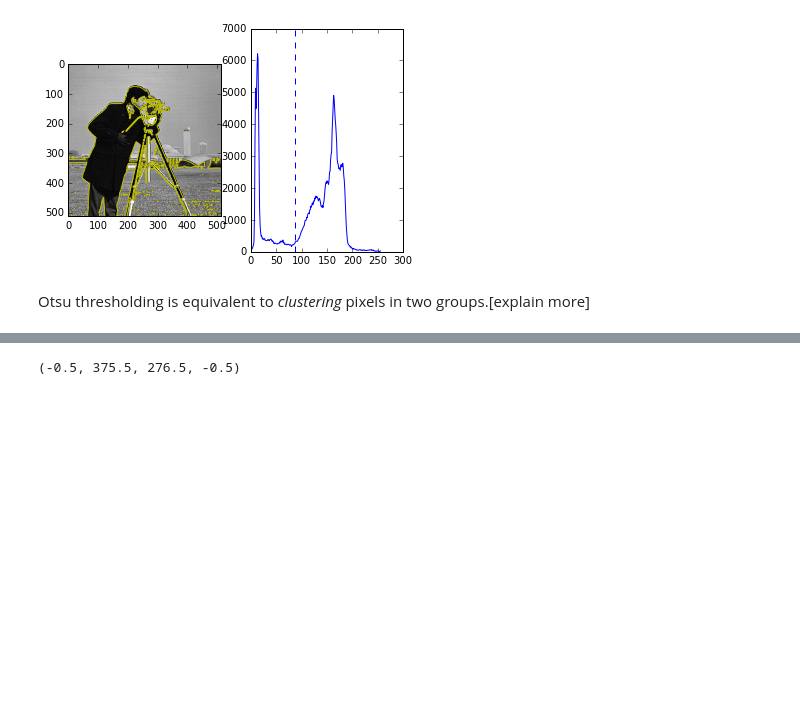
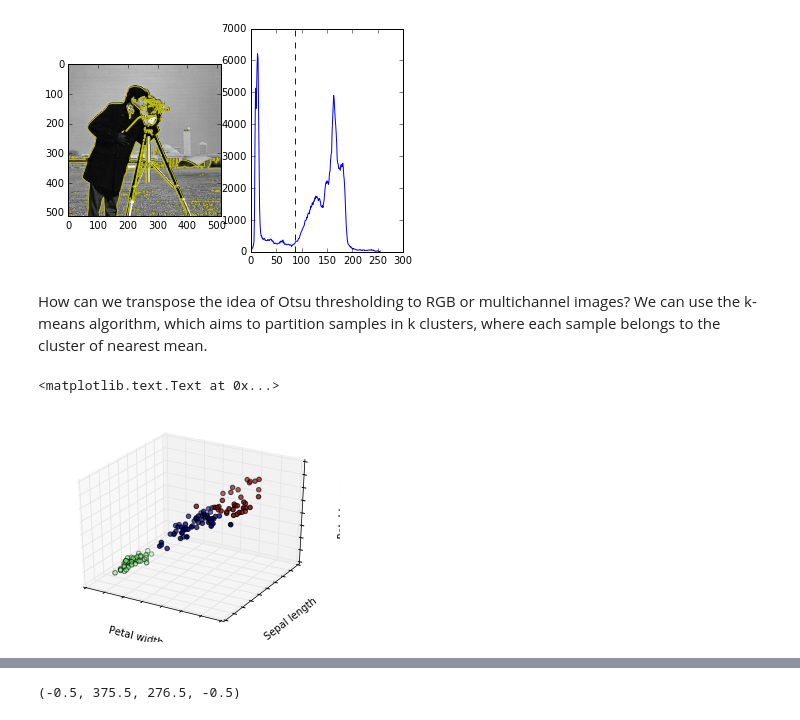
Before and after one commit to emmanuelle/skimage-tutorials, a Jupyter notebook: lectures/machine_learning.ipynb, the cells around one changed output, grey strips where cells are left out. Saved outputs shown, nothing was run; the diff lists cells and outputs as text; code cells hidden in the pictures; blank space fills up the shorter version.

```diff
--- a/lectures/machine_learning.ipynb
+++ b/lectures/machine_learning.ipynb
@@ -102,5 +104,35 @@ axes[1].axvline(val, ls='--')
 # %% [output]
 <matplotlib.lines.Line2D at 0x...>
 [figure]
-# %% [markdown]
-Otsu thresholding is equivalent to *clustering* pixels in two groups.[explain more]
+# %% [markdown]
+How can we transpose the idea of Otsu thresholding to RGB or multichannel images? We can use the k-means algorithm, which aims to partition samples in k clusters, where each sample belongs to the cluster of nearest mean.
+# %%
+# From http://scikit-learn.org/stable/auto_examples/cluster/plot_cluster_iris.html
+from mpl_toolkits.mplot3d import Axes3D
+
+from sklearn.cluster import KMeans
+
+np.random.seed(5)
+
+iris = datasets.load_iris()
+X = iris.data
+y = iris.target
+
+clf = KMeans(n_clusters=3)
+
+fig = plt.figure(figsize=(4, 3))
+ax = Axes3D(fig, rect=[0, 0, .95, 1], elev=48, azim=134)
+clf.fit(X)
+labels = clf.labels_
+
+ax.scatter(X[:, 3], X[:, 0], X[:, 2], c=labels.astype(np.float))
+
+ax.w_xaxis.set_ticklabels([])
+ax.w_yaxis.set_ticklabels([])
+ax.w_zaxis.set_ticklabels([])
+ax.set_xlabel('Petal width')
+ax.set_ylabel('Sepal length')
+ax.set_zlabel('Petal length')
+# %% [output]
+<matplotlib.text.Text at 0x...>
+[figure, added]
```
Also changed, not shown: parts of 21 cells of this notebook.
